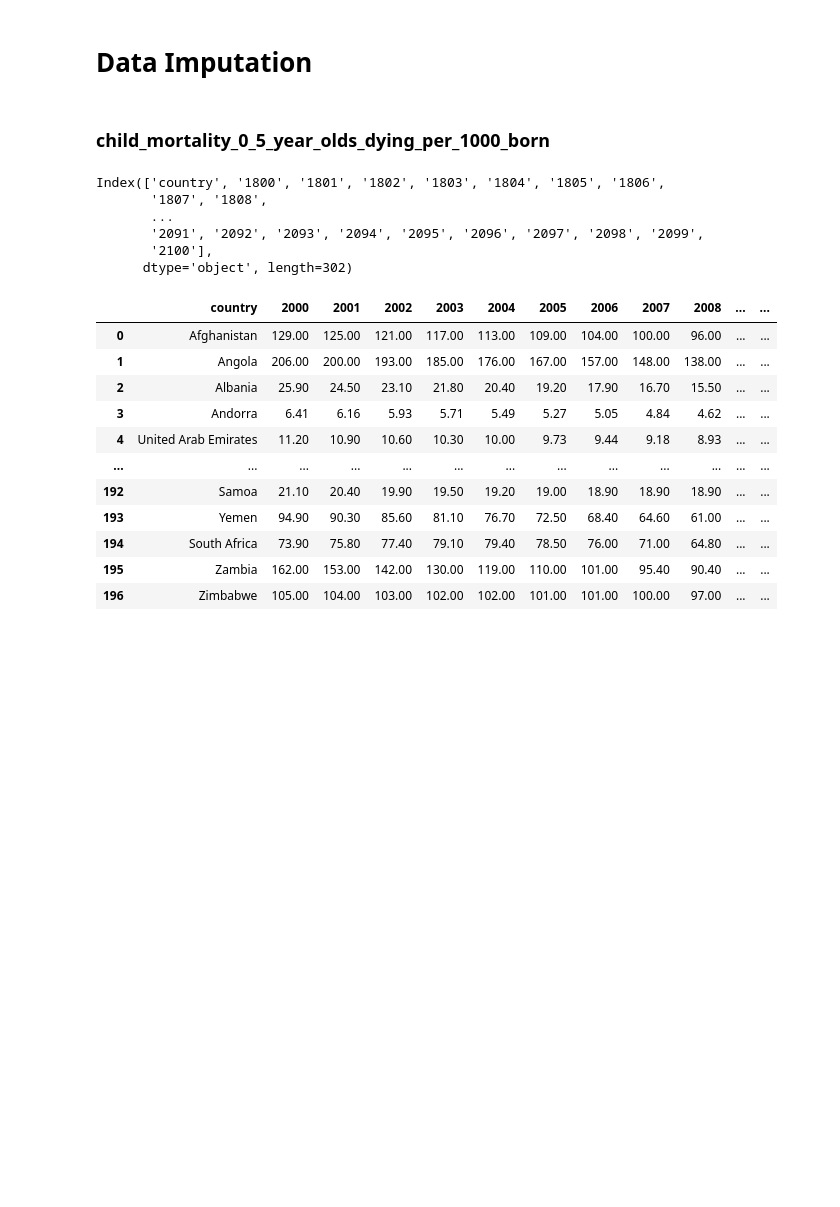
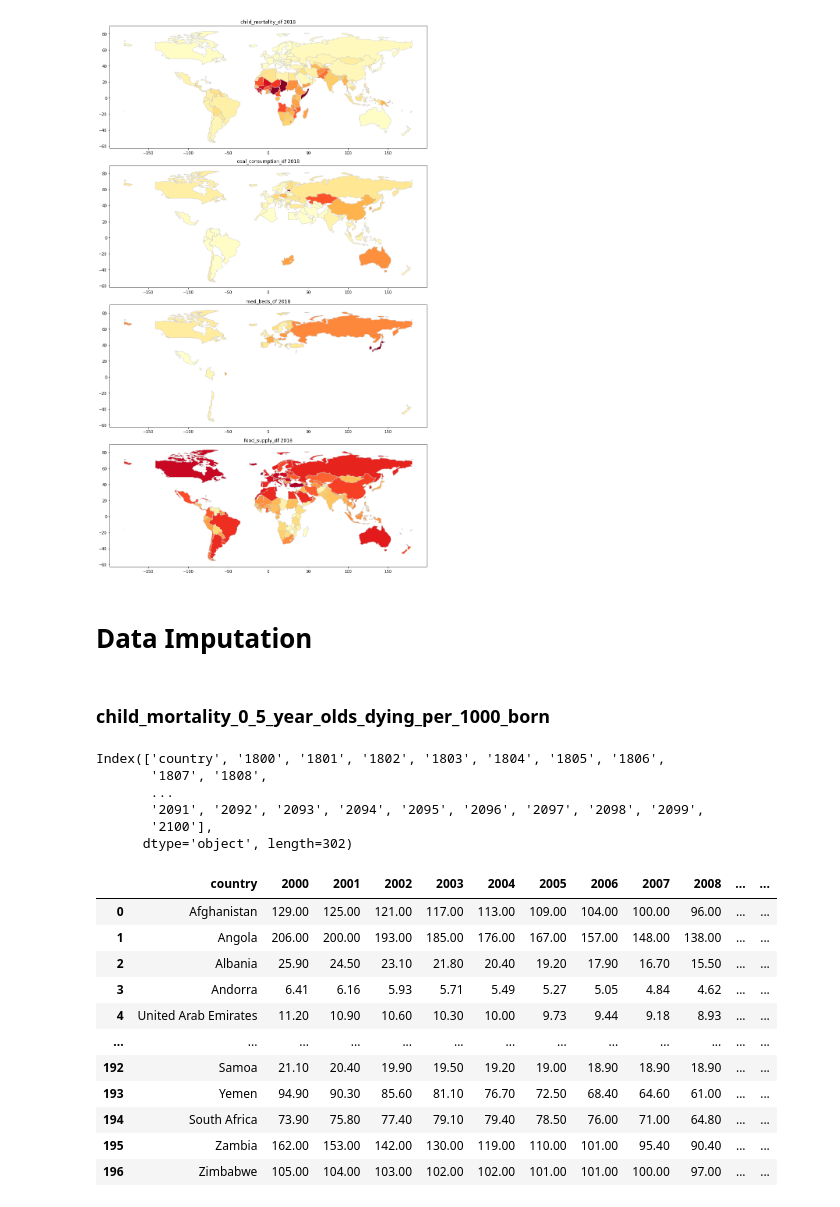
Before and after one commit to Norbert-Podgorski/Child-Mortality-Prediction-Bayesian-Model, a Jupyter notebook: KPI_analysis.ipynb, the cells around one changed output. Cells and saved outputs as stored; diff of their text form; code cells hidden in the pictures; blank space fills up the shorter version.

```diff
--- a/KPI_analysis.ipynb
+++ b/KPI_analysis.ipynb
@@ -9,0 +25,35 @@ KPI_data = {os.path.splitext(os.path.basename(file_name))[0] : pd.read_csv(file_
+# %%
+def plot_global_map(df:pd.DataFrame, year:int, continents: List[str] = list(set(countries.continent)), ax=None):
+    year = "{}".format(year)
+    title = get_dataframe_name(df) + " " + year
+    df = countries[countries['continent'].isin(continents)].set_index('name').join(df.set_index('country'))
+    plot_global_map_figure(df=df, year=year, title=title, ax=ax)
+
+def plot_global_map_figure(df: pd.DataFrame, year: str, title: str, ax):
+    if ax is None:
+        fig, ax = plt.subplots(figsize=(20, 6))
+
+    df.plot(column=year, cmap='YlOrRd', linewidth=0.8, ax=ax, edgecolor='0.8')
+    ax.set_title(title)
+    if ax is None:
+        vmin = df[year].min()
+        vmax = df[year].max()
+        sm = plt.cm.ScalarMappable(cmap='YlOrRd', norm=plt.Normalize(vmin=vmin, vmax=vmax))
+        sm.set_array([])
+        plt.tight_layout()
+        plt.colorbar(sm)
+
+def plot_global_map_subplot(df_list: List[pd.DataFrame], year: int, continents: List[str] = list(set(countries.continent))):
+    n_plots = len(df_list)
+    fig, axes = plt.subplots(nrows=n_plots, ncols=1, figsize=(n_plots*5, 20))
+
+    for i, df in enumerate(df_list):
+        plot_global_map(df=df, year=year, ax=axes[i])
+
+    plt.tight_layout()
+    plt.show()
+
+def get_dataframe_name(df: pd.DataFrame):
+    for name, obj in globals().items():
+        if obj is df:
+            return name
@@ -46,3 +78,7 @@ KPI_data = {os.path.splitext(os.path.basename(file_name))[0] : pd.read_csv(file_
+# %%
+plot_global_map_subplot(df_list=[child_mortality_df, coal_consumption_df, med_beds_df, food_supply_df], year=2018)
+# %% [output]
+[figure, added]
 # %% [markdown]
 # Data Imputation
 # %%
```
Also changed, not shown: parts of 32 cells of this notebook.
